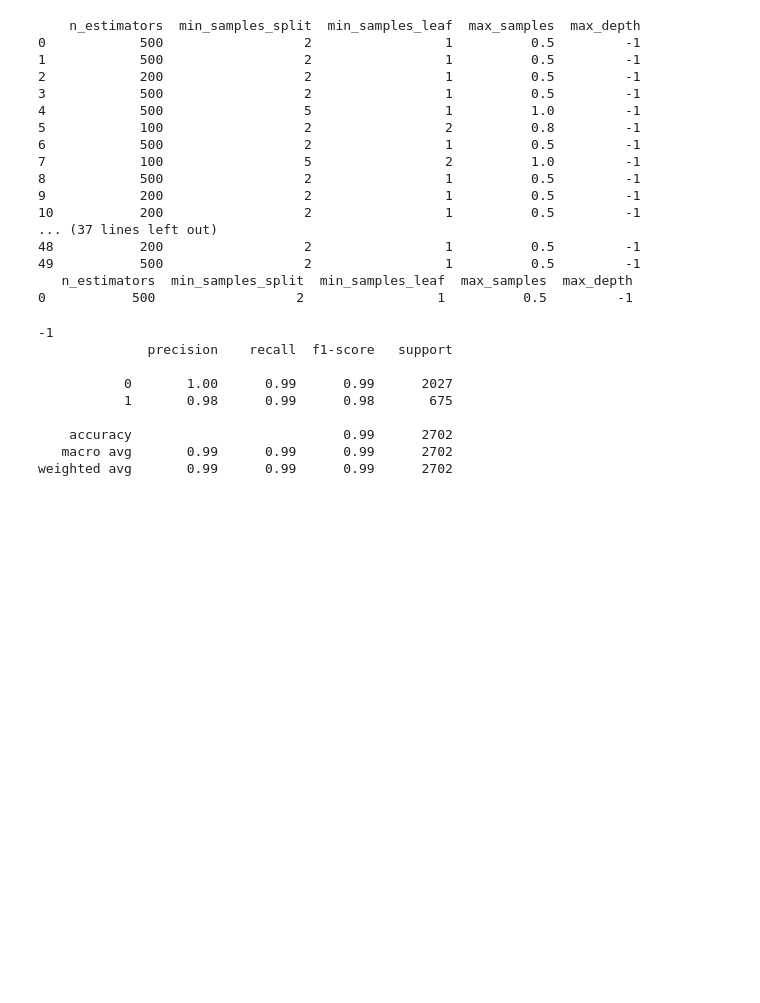
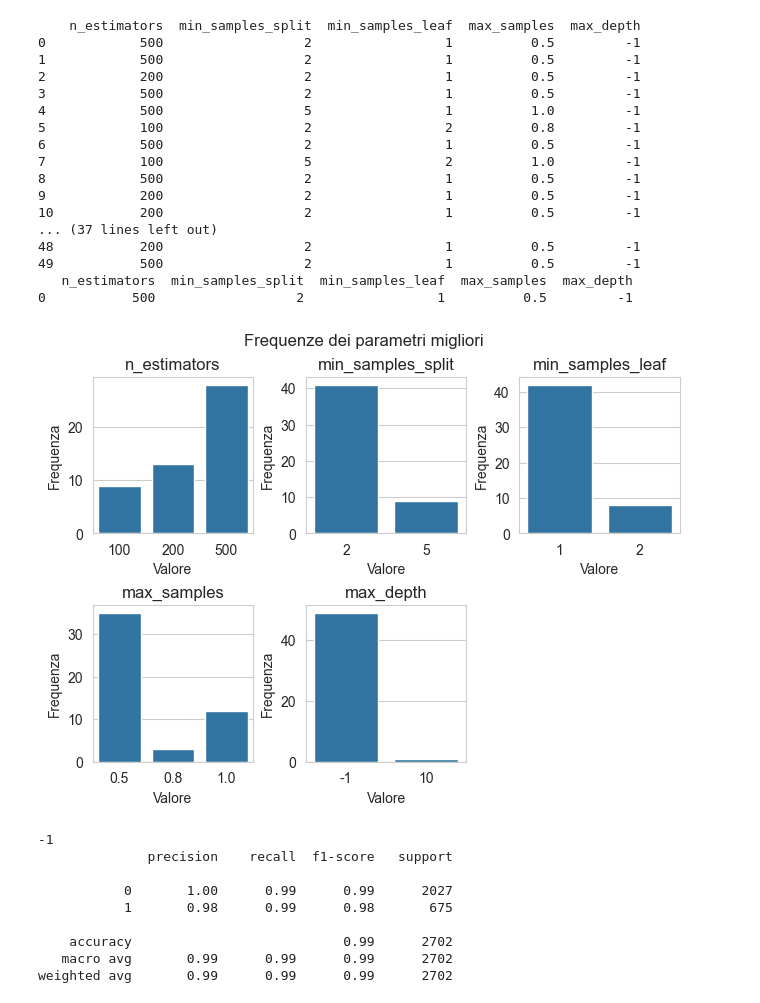
Before and after one commit to gabrielee20/roomoccupation, a Jupyter notebook: sample.ipynb, the cells around one changed output. Saved outputs shown, nothing was run; the diff lists cells and outputs as text; code cells hidden in the pictures; blank space fills up the shorter version.

```diff
--- a/sample.ipynb
+++ b/sample.ipynb
@@ -243,6 +243,35 @@ print(best_estimators_parameters.mode())  #parametro 0 (default) si ottiene la m
 49           500                  2                 1          0.5         -1
    n_estimators  min_samples_split  min_samples_leaf  max_samples  max_depth
 0           500                  2                 1          0.5         -1
+# %%
+%store -r best_estimators_parameters
+
+import seaborn as sns
+
+params = best_estimators_parameters.columns.tolist()
+n = len(params)
+cols = 3
+rows = 2
+fig, axes = plt.subplots(rows, cols, constrained_layout=True)
+axes = axes.flatten()
+
+for i, param in enumerate(params):
+    ax = axes[i]
+    counts = best_estimators_parameters[param].astype(str).value_counts().sort_index()
+    sns.barplot(x=counts.index, y=counts.values, ax=ax)
+    ax.set_title(param)
+    ax.set_xlabel('Valore')
+    ax.set_ylabel('Frequenza')
+
+
+for i in range(len(params), len(axes)):
+    fig.delaxes(axes[i])
+
+
+plt.suptitle('Frequenze dei parametri migliori')
+plt.show()
+# %% [output]
+[figure, added]
 # %%
 import sklearn.metrics._classification as sklearn_metrics
 
```
Also changed, not shown: parts of 1 cell of this notebook.
